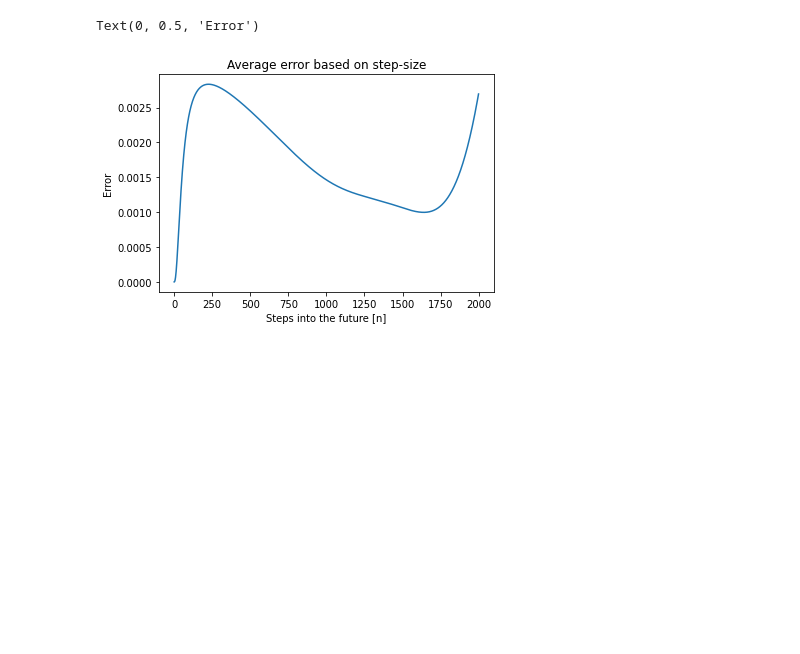
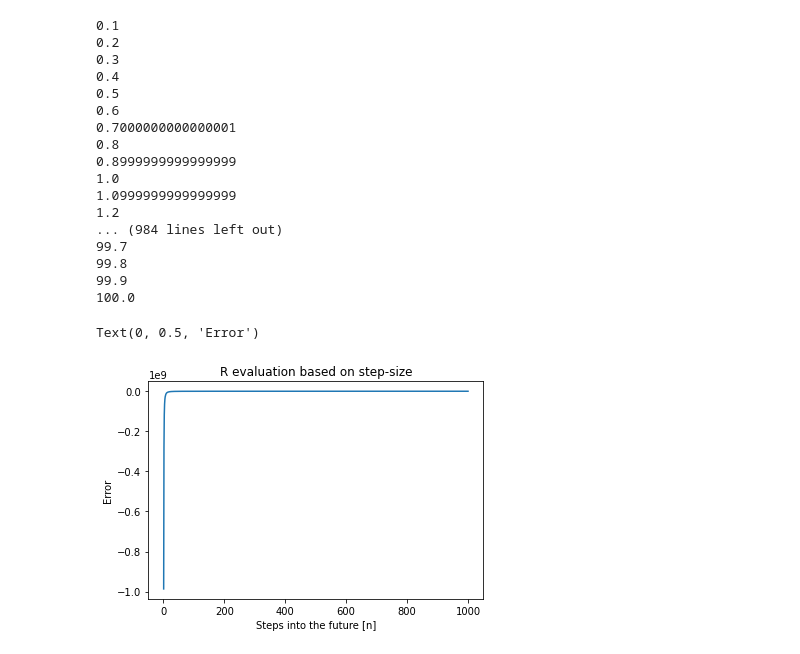
Before and after one commit to JustinZal/PendulumNN, a Jupyter notebook: Non-Linear pendulum damping.ipynb, the cells around one changed output. Cells and saved outputs as stored; diff of their text form; code cells hidden in the pictures; blank space fills up the shorter version.

```diff
--- a/Non-Linear pendulum damping.ipynb
+++ b/Non-Linear pendulum damping.ipynb
@@ -47,9 +44,9 @@ validation_output = angle[sorted(validation_indices)]
 esn = ESN(
     1,
     1,
-    n_reservoir=1000,
+    n_reservoir=2000,
     spectral_radius=0.8,
-    sparsity=0.1, # number of nodes connected / max number of links
+    sparsity=0.3, # number of nodes connected / max number of links
     noise=0,
     input_shift=None,
     input_scaling=None,
@@ -57,7 +54,7 @@ esn = ESN(
     feedback_scaling=None,
     teacher_scaling=None,
     teacher_shift=None,
-    out_activation=lambda x: x, #tanh, sigmoid
+    out_activation=lambda x: np.tanh(x), #tanh, sigmoid
     inverse_out_activation=lambda x: x, #TODO ?
     random_state=None,
     silent=False
@@ -71,9 +68,17 @@ plt.plot(validation_input, prediction, validation_input, validation_output)
 plt.legend(['Prediction', 'Validation Value'])
 plt.title('Prediction on all validation set at once')
 
-#TODO accuracy on number of steps (average)
-#TODO ARIMA - try prediction
-#TODO LSTM
+def compute_R(predicted_angle, known_angle):
+    SS_res = ((predicted_angle - known_angle) ** 2).sum()
+    avg = known_angle.mean()
+    SS_tot = ((known_angle - avg) ** 2).sum() + 0.0000001
+
+    if (SS_tot == 0):
+        print('Not good')
+
+    return 1 - SS_res / SS_tot
+
+print('R^2 evaluation', compute_R(prediction, validation_output))
 # %% [output]
 harvesting states...
 fitting...
@@ -84,32 +89,42 @@ Text(0.5, 1.0, 'Prediction on all validation set at once')
 # %%
-def compute_R(predicted_angle, known_angle):
-    SS_res = ((predicted_angle - known_angle) ** 2).sum()
-    avg = known_angle.mean()
-    SS_tot = ((known_angle - avg) ** 2).sum()
+steps = []
+R_evaluation = []
 
-    if (SS_tot == 0):
-        print('Not good')
+temp_prediction = None
 
-    return 1 - SS_res / SS_tot
-
-# print('R^2 value on the whole dataset:', compute_R(prediction, validation_output))
-
-steps = []
-average_error = []
-
-for index in range(1, len(validation_input)):
+#Work in progress
+for index in range(1, len(validation_input) + 1):
     steps.append(index)
 
-    prediction = esn.predict(validation_input[0:index])[:,0]
+    print(index / len(validation_input) * 100)
 
-    err = ((prediction - validation_output[0:index]) ** 2).mean()
-    average_error.append(err)
+    temp_prediction = esn.predict(validation_input[0:index])[:,0]
+
+    err = compute_R(temp_prediction, validation_input[0:index])
+    R_evaluation.append(err)
 
 
-plt.plot(steps, average_error)
-plt.title('Average error based on step-size')
+plt.plot(steps, R_evaluation)
+plt.title('R evaluation based on step-size')
 plt.xlabel('Steps into the future [n]')
 plt.ylabel('Error')
 # %% [output]
-Text(0, 0.5, 'Error')
+0.1
+0.2
+0.3
+0.4
+0.5
+0.6
+0.7000000000000001
+0.8
+0.8999999999999999
+1.0
+1.0999999999999999
+1.2
+... (984 lines left out)
+99.7
+99.8
+99.9
+100.0
+Text(0, 0.5, 'Error')
-[figure, old version]
+[figure, new version]
```
Also changed, not shown: parts of 3 cells of this notebook.
